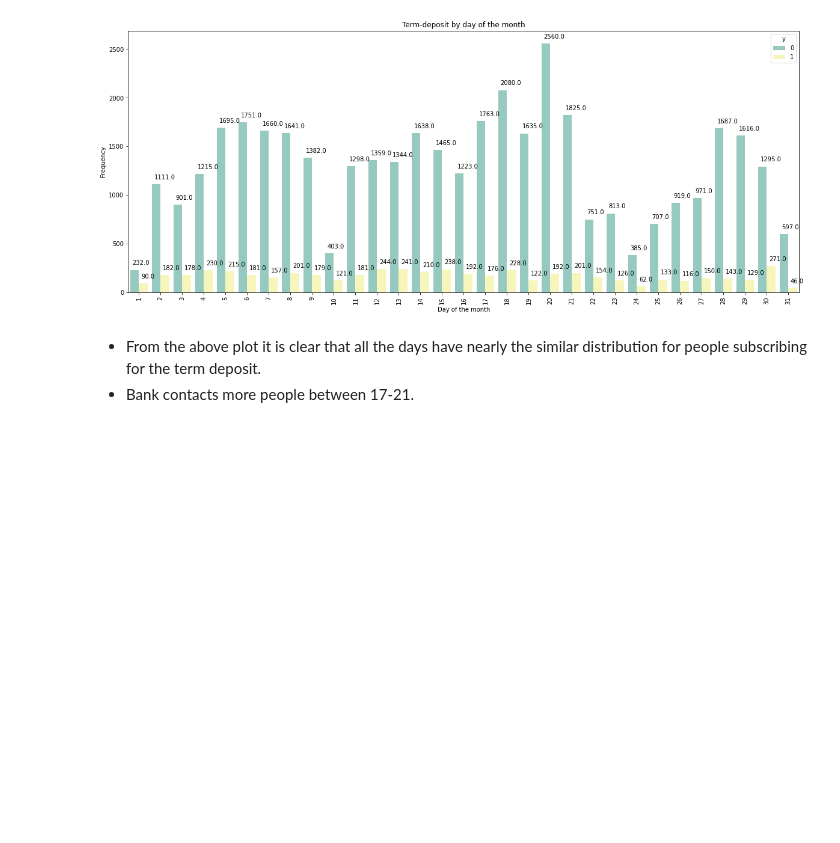
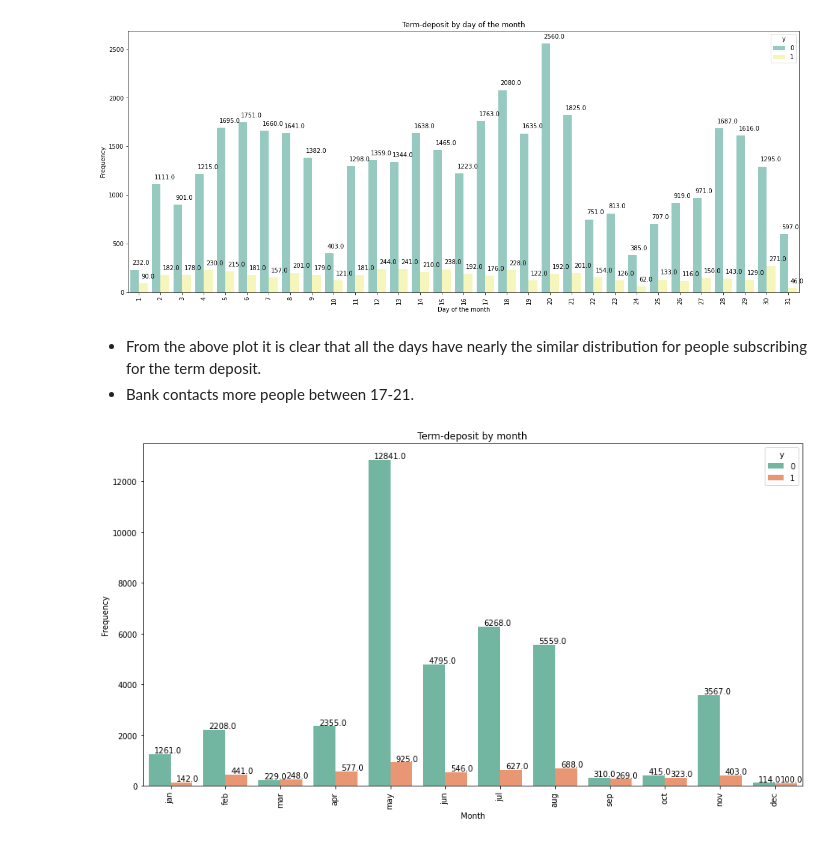
Before and after one commit to itishajain15/Bank_Marketing_Campaing_Prediction, a Jupyter notebook: Bank_Marketing_Prediction.ipynb, the cells around one changed output. Saved outputs shown, nothing was run; the diff lists cells and outputs as text; code cells hidden in the pictures; blank space fills up the shorter version.

```diff
--- a/Bank_Marketing_Prediction.ipynb
+++ b/Bank_Marketing_Prediction.ipynb
@@ -308,3 +308,15 @@ for p in ax.patches:
 # %% [markdown]
 * From the above plot it is clear that all the days have nearly the similar distribution for people subscribing for the term deposit.
 * Bank contacts more people between 17-21.
+# %%
+#plot showing term-deposit by month
+plt.figure(figsize=(15,8))
+ax = sns.countplot(df1['month'],hue = df1['y'], data=df1,palette ='Set2',order= ['jan', 'feb', 'mar', 'apr', 'may', 'jun', 'jul','aug', 'sep', 'oct', 'nov', 'dec'] )
+plt.title('Term-deposit by month')
+plt.xlabel('Month')
+plt.ylabel('Frequency')
+plt.xticks(rotation=90)
+for p in ax.patches:
+        ax.annotate('{:.1f}'.format(p.get_height()), (p.get_x()+0.1, p.get_height()+50))
+# %% [output]
+[figure, added]
```
Also changed, not shown: parts of 52 cells of this notebook.
